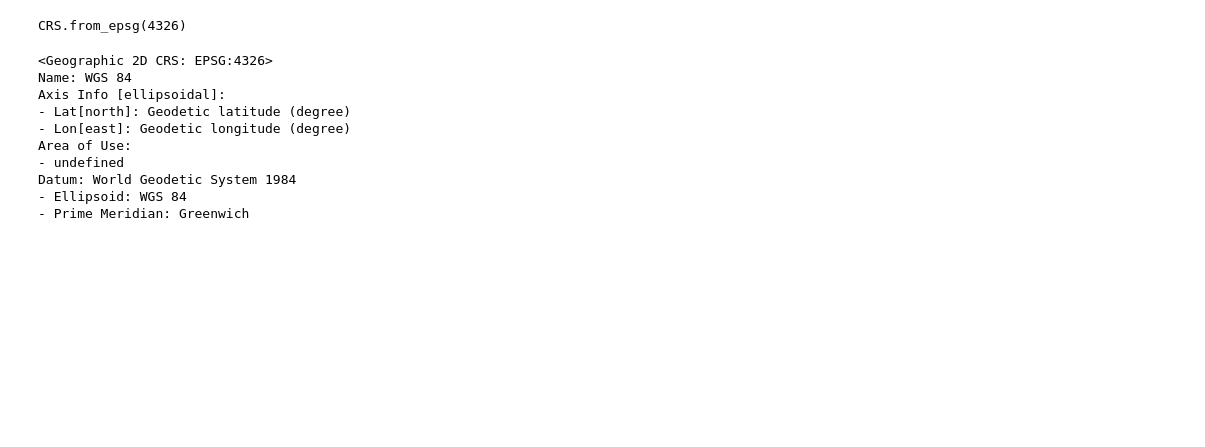
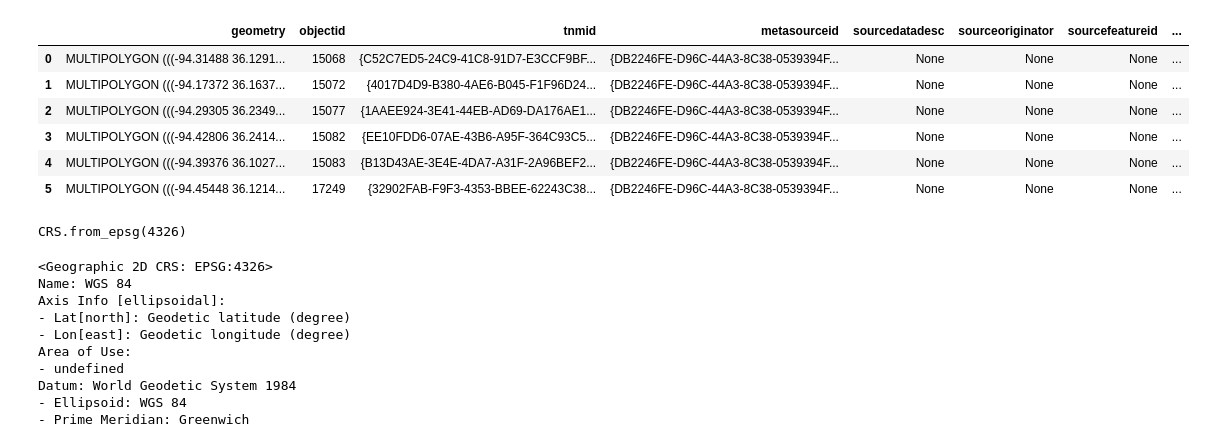
Before and after one commit to CovingtonResearchGroup/sinkhole_analysis, a Jupyter notebook: retrieve-HUCs.ipynb, the cells around one changed output. Saved outputs shown, nothing was run; the diff lists cells and outputs as text; code cells hidden in the pictures; blank space fills up the shorter version.

```diff
--- a/retrieve-HUCs.ipynb
+++ b/retrieve-HUCs.ipynb
@@ -0,0 +33,8 @@
+# %%
+#from shapely import box
+xmin = -94.456
+xmax = -94.335
+ymin = 36.104
+ymax = 36.174
+#bbox = box(xmin,ymin,xmax,ymax)
+bbox = (xmin,ymin,xmax,ymax)
@@ -44,3 +119,15 @@ Name: huc10, dtype: object has None percent internal karst drainage.
+# %%
+huc12 = pynhd.WaterData('wbd12', crs='epsg:4326')
+# %%
+huc12.bybox(bbox)
+# %% [output]
+|  | geometry | objectid | tnmid | metasourceid | sourcedatadesc | sourceoriginator | sourcefeatureid | ... |
+| 0 | MULTIPOLYGON (((-94.31488 36.1291... | 15068 | {C52C7ED5-24C9-41C8-91D7-E3CCF9BF... | {DB2246FE-D96C-44A3-8C38-0539394F... | None | None | None | ... |
+| 1 | MULTIPOLYGON (((-94.17372 36.1637... | 15072 | {4017D4D9-B380-4AE6-B045-F1F96D24... | {DB2246FE-D96C-44A3-8C38-0539394F... | None | None | None | ... |
+| 2 | MULTIPOLYGON (((-94.29305 36.2349... | 15077 | {1AAEE924-3E41-44EB-AD69-DA176AE1... | {DB2246FE-D96C-44A3-8C38-0539394F... | None | None | None | ... |
+| 3 | MULTIPOLYGON (((-94.42806 36.2414... | 15082 | {EE10FDD6-07AE-43B6-A95F-364C93C5... | {DB2246FE-D96C-44A3-8C38-0539394F... | None | None | None | ... |
+| 4 | MULTIPOLYGON (((-94.39376 36.1027... | 15083 | {B13D43AE-3E4E-4DA7-A31F-2A96BEF2... | {DB2246FE-D96C-44A3-8C38-0539394F... | None | None | None | ... |
+| 5 | MULTIPOLYGON (((-94.45448 36.1214... | 17249 | {32902FAB-F9F3-4353-BBEE-62243C38... | {DB2246FE-D96C-44A3-8C38-0539394F... | None | None | None | ... |
 # %%
 hu10 = gpd.read_file('NHD-data/NHDPLUS_H_0505_HU4_GDB.gdb/', layer='WBDHU10')
 # %%
```
Also changed, not shown: parts of 9 cells of this notebook, 2 other files.
